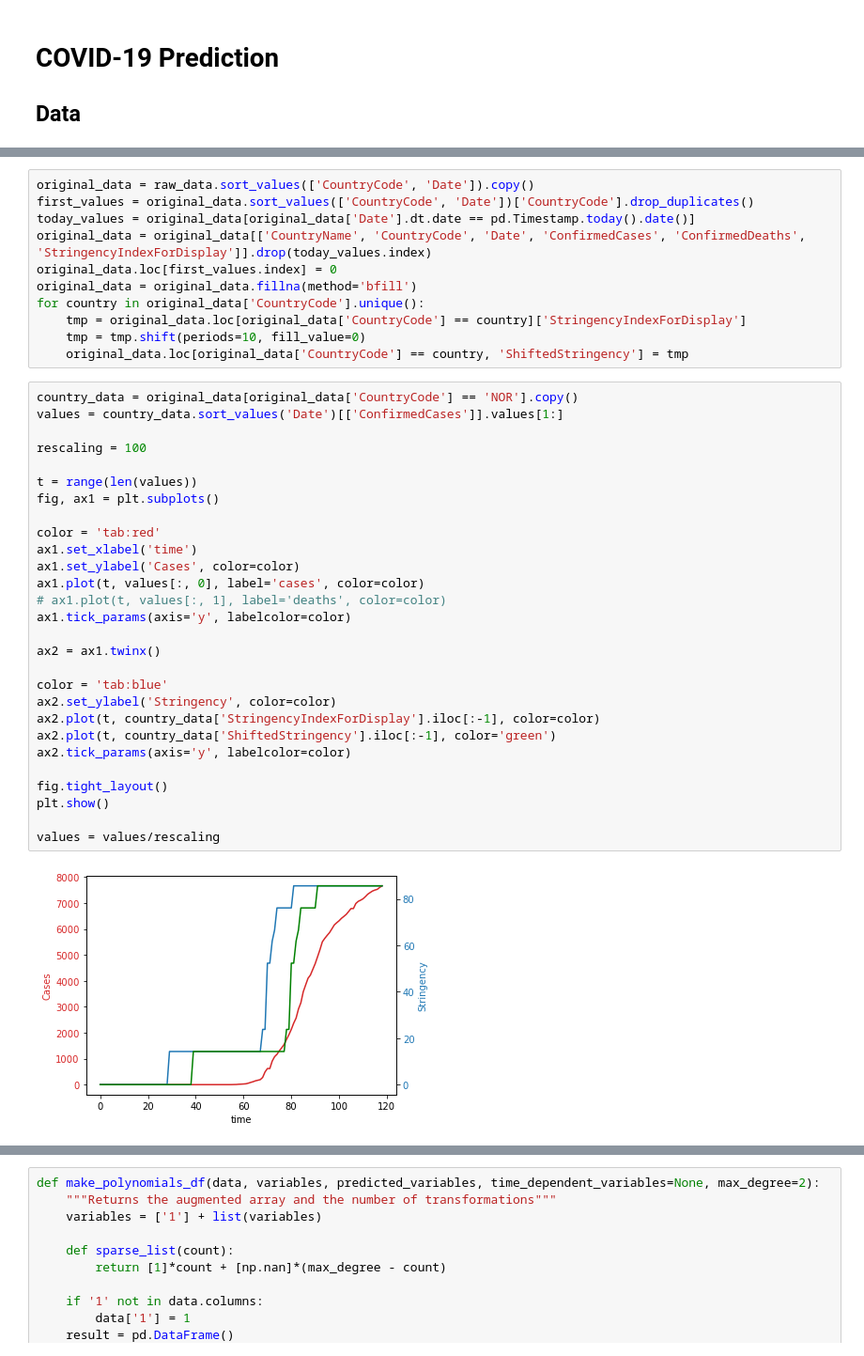
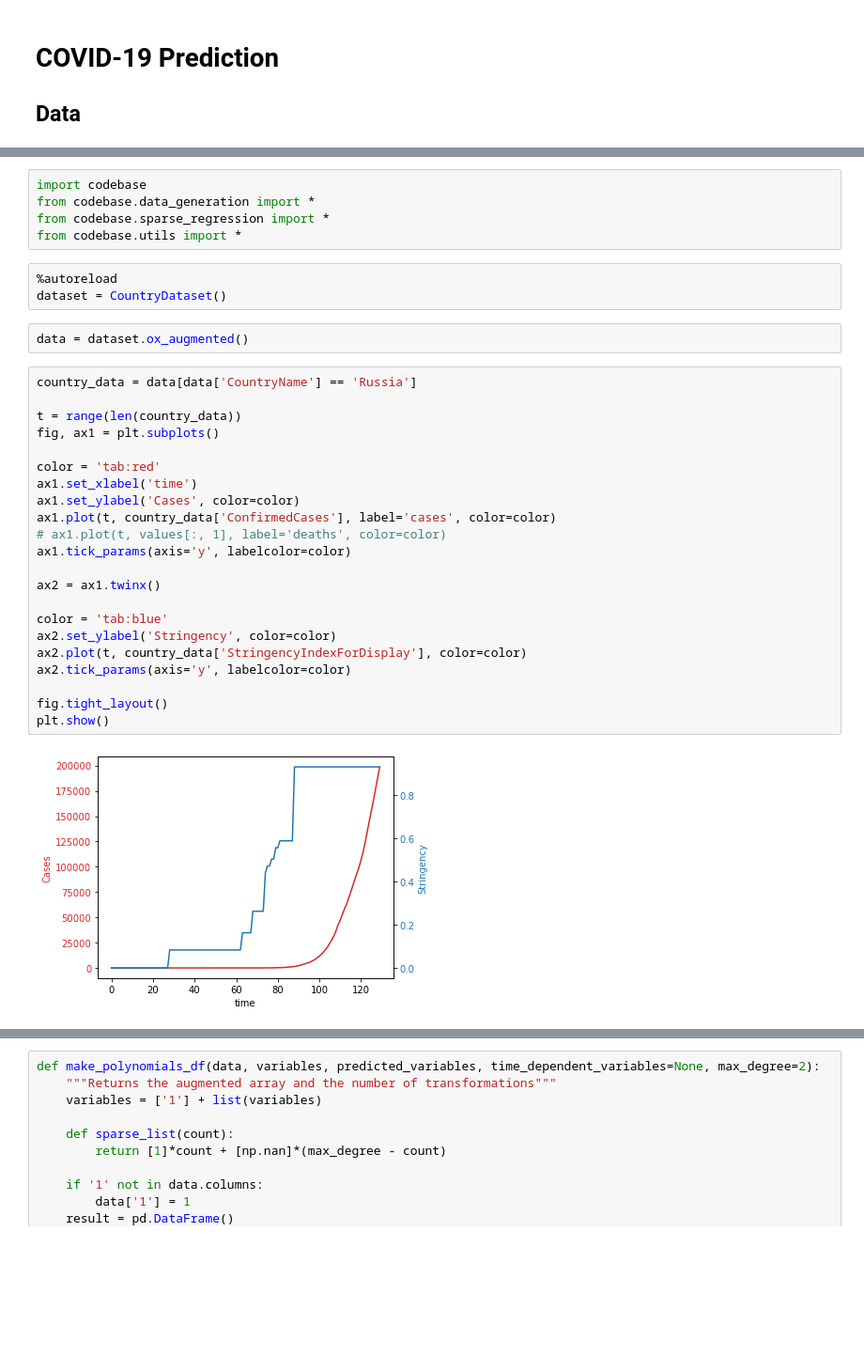
Before and after one commit to Kipre/EUDemographyCleaner, a Jupyter notebook: internship/covid.ipynb, the cells around one changed output, grey strips where cells are left out. Shown at 94% size. Saved outputs shown, nothing was run; the diff lists cells and outputs as text; blank space fills up the shorter version.

```diff
--- a/internship/covid.ipynb
+++ b/internship/covid.ipynb
@@ -49,41 +13,34 @@ raw_data = pd.read_csv('https://ocgptweb.azurewebsites.net/CSVDownload', parse_d
-# %%
-original_data = raw_data.sort_values(['CountryCode', 'Date']).copy()
-first_values = original_data.sort_values(['CountryCode', 'Date'])['CountryCode'].drop_duplicates()
-today_values = original_data[original_data['Date'].dt.date == pd.Timestamp.today().date()]
-original_data = original_data[['CountryName', 'CountryCode', 'Date', 'ConfirmedCases', 'ConfirmedDeaths', 'StringencyIndexForDisplay']].drop(today_values.index)
-original_data.loc[first_values.index] = 0
-original_data = original_data.fillna(method='bfill')
-for country in original_data['CountryCode'].unique():
-    tmp = original_data.loc[original_data['CountryCode'] == country]['StringencyIndexForDisplay']
-    tmp = tmp.shift(periods=10, fill_value=0)
-    original_data.loc[original_data['CountryCode'] == country, 'ShiftedStringency'] = tmp
+# %%
+import codebase
+from codebase.data_generation import *
+from codebase.sparse_regression import *
+from codebase.utils import *
+# %%
+%autoreload
+dataset = CountryDataset()
+# %%
+data = dataset.ox_augmented()
 # %%
-country_data = original_data[original_data['CountryCode'] == 'NOR'].copy()
-values = country_data.sort_values('Date')[['ConfirmedCases']].values[1:]
+country_data = data[data['CountryName'] == 'Russia']
 
-rescaling = 100
-
-t = range(len(values))
+t = range(len(country_data))
 fig, ax1 = plt.subplots()
 
 color = 'tab:red'
 ax1.set_xlabel('time')
 ax1.set_ylabel('Cases', color=color)
-ax1.plot(t, values[:, 0], label='cases', color=color)
+ax1.plot(t, country_data['ConfirmedCases'], label='cases', color=color)
 # ax1.plot(t, values[:, 1], label='deaths', color=color)
 ax1.tick_params(axis='y', labelcolor=color)
 
 ax2 = ax1.twinx()
 
 color = 'tab:blue'
 ax2.set_ylabel('Stringency', color=color)
-ax2.plot(t, country_data['StringencyIndexForDisplay'].iloc[:-1], color=color)
-ax2.plot(t, country_data['ShiftedStringency'].iloc[:-1], color='green')
+ax2.plot(t, country_data['StringencyIndexForDisplay'], color=color)
 ax2.tick_params(axis='y', labelcolor=color)
 
 fig.tight_layout()
 plt.show()
-
-values = values/rescaling
 # %% [output]
-[figure, old version]
+[figure, new version]
```
Also changed, not shown: parts of 27 cells of this notebook, 9 other files.
